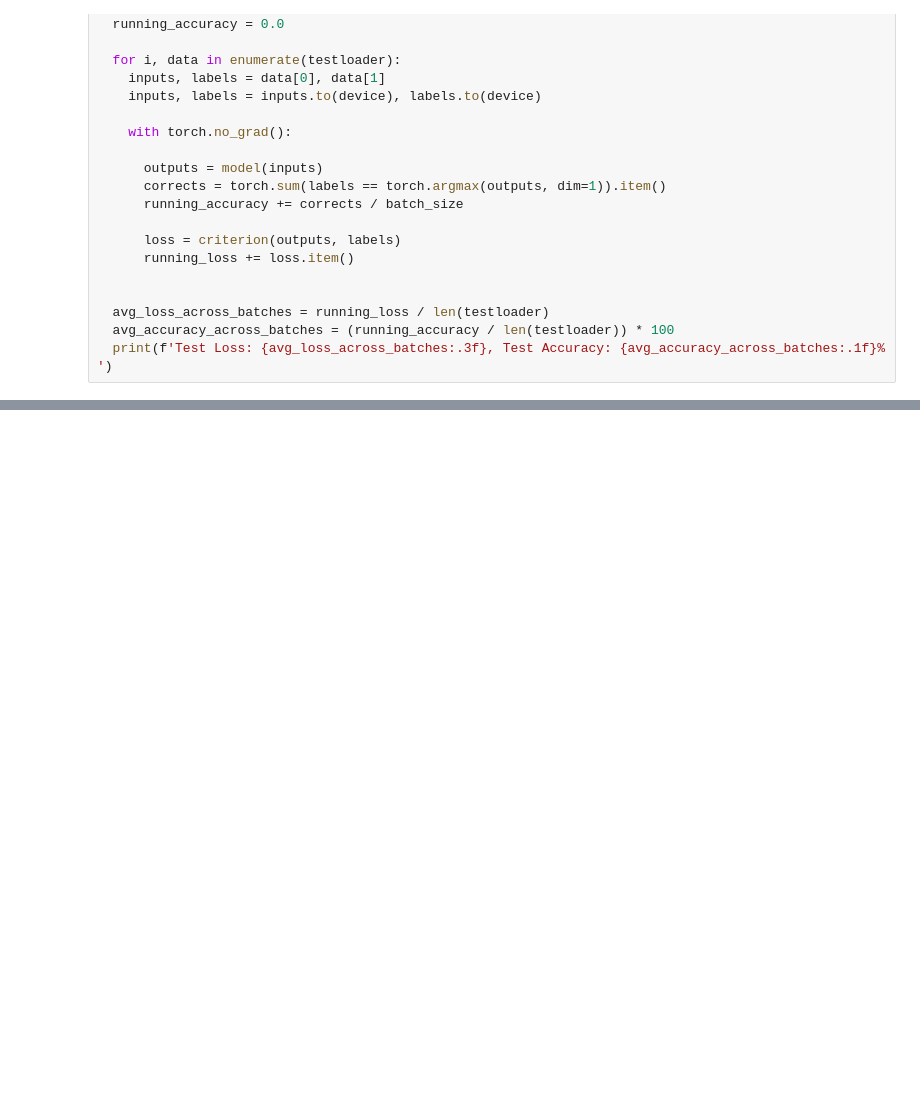
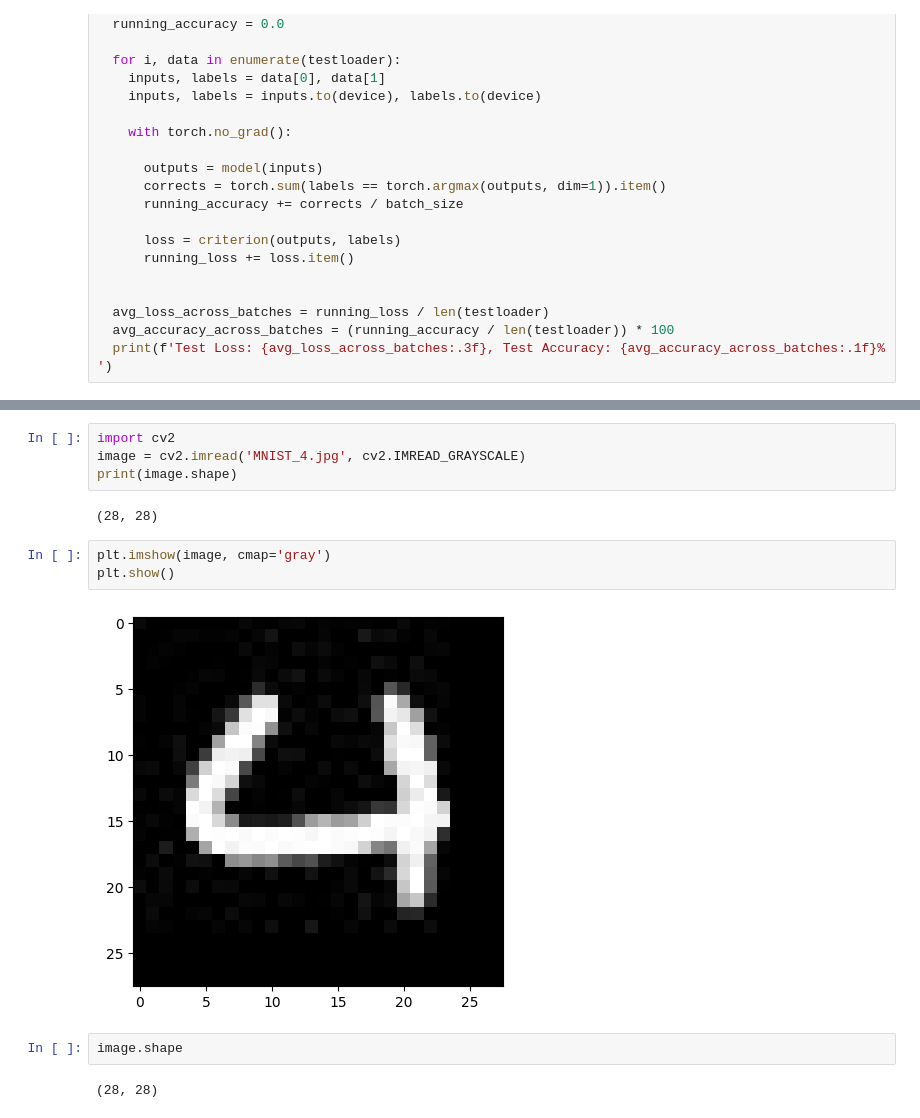
Before and after one commit to Thiraput01/My_ML_learning, a Jupyter notebook: CNN/MNIST_CNN.ipynb, the cells around one changed output, grey strips where cells are left out. Saved outputs shown, nothing was run; the diff lists cells and outputs as text; blank space fills up the shorter version.

```diff
--- a/CNN/MNIST_CNN.ipynb
+++ b/CNN/MNIST_CNN.ipynb
@@ -249,0 +252,15 @@ def test_model():
+# %%
+import cv2
+image = cv2.imread('MNIST_4.jpg', cv2.IMREAD_GRAYSCALE)
+print(image.shape)
+# %% [output]
+(28, 28)
+# %%
+plt.imshow(image, cmap='gray')
+plt.show()
+# %% [output]
+[figure, added]
+# %%
+image.shape
+# %% [output]
+(28, 28)
```
Also changed, not shown: parts of 13 cells of this notebook.
